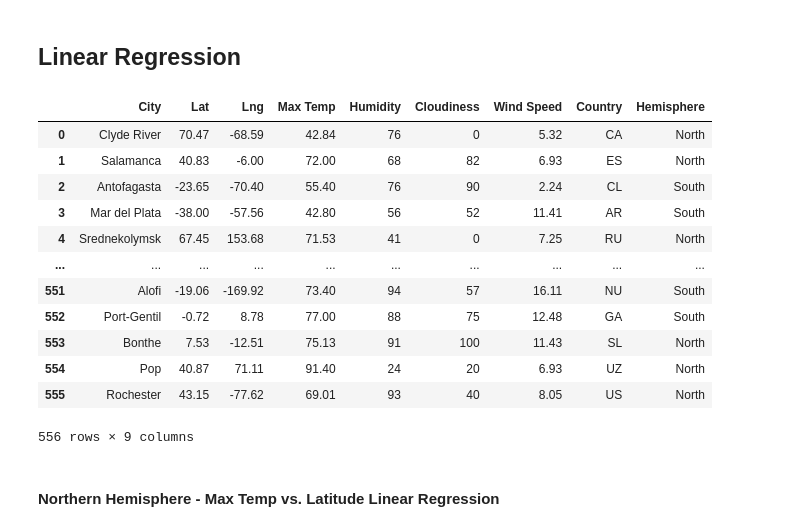
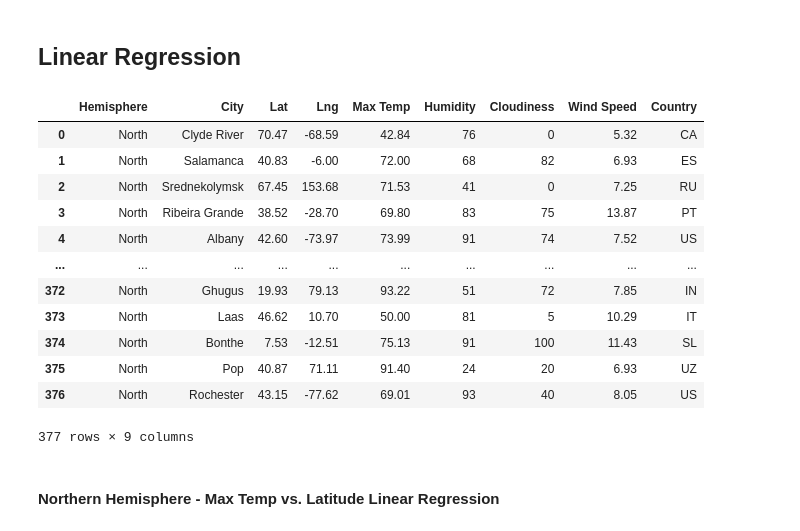
Before and after one commit to JDICKENSON91/python-api-challenge, a Jupyter notebook: WeatherPy/WeatherPy.ipynb, the cells around one changed output. Drawn from its saved outputs; the diff is of its cells as text; code cells hidden in the pictures.

```diff
--- a/WeatherPy/WeatherPy.ipynb
+++ b/WeatherPy/WeatherPy.ipynb
@@ -229,26 +229,34 @@ plt.tight_layout()
 # %%
 # Create Northern and Southern Hemisphere DataFrames
 
 #Calculate is Northen or Southen Hemisphere
+
+
 weather_df["Hemisphere"] = ""
 
 
 for row in weather_df:
     weather_df.loc[weather_df["Lat"] >0, 'Hemisphere'] = 'North'
     weather_df.loc[weather_df["Lat"] <=0, 'Hemisphere'] = 'South'
 
-weather_df
+north_weather = weather_df.set_index("Hemisphere")
+north_weather = north_weather.drop(["South"], axis=0)
+north_weather = north_weather.reset_index(drop=False)
+
+south_weather = weather_df.set_index("Hemisphere")
+south_weather = south_weather.drop(["North"], axis=0)
+south_weather = south_weather.reset_index(drop=False)
 # %% [output]
-|  | City | Lat | Lng | Max Temp | Humidity | Cloudiness | Wind Speed | Country | Hemisphere |
-| 0 | Clyde River | 70.47 | -68.59 | 42.84 | 76 | 0 | 5.32 | CA | North |
-| 1 | Salamanca | 40.83 | -6.00 | 72.00 | 68 | 82 | 6.93 | ES | North |
-| 2 | Antofagasta | -23.65 | -70.40 | 55.40 | 76 | 90 | 2.24 | CL | South |
-| 3 | Mar del Plata | -38.00 | -57.56 | 42.80 | 56 | 52 | 11.41 | AR | South |
-| 4 | Srednekolymsk | 67.45 | 153.68 | 71.53 | 41 | 0 | 7.25 | RU | North |
+|  | Hemisphere | City | Lat | Lng | Max Temp | Humidity | Cloudiness | Wind Speed | Country |
+| 0 | North | Clyde River | 70.47 | -68.59 | 42.84 | 76 | 0 | 5.32 | CA |
+| 1 | North | Salamanca | 40.83 | -6.00 | 72.00 | 68 | 82 | 6.93 | ES |
+| 2 | North | Srednekolymsk | 67.45 | 153.68 | 71.53 | 41 | 0 | 7.25 | RU |
+| 3 | North | Ribeira Grande | 38.52 | -28.70 | 69.80 | 83 | 75 | 13.87 | PT |
+| 4 | North | Albany | 42.60 | -73.97 | 73.99 | 91 | 74 | 7.52 | US |
 | ... | ... | ... | ... | ... | ... | ... | ... | ... | ... |
-| 551 | Alofi | -19.06 | -169.92 | 73.40 | 94 | 57 | 16.11 | NU | South |
-| 552 | Port-Gentil | -0.72 | 8.78 | 77.00 | 88 | 75 | 12.48 | GA | South |
-| 553 | Bonthe | 7.53 | -12.51 | 75.13 | 91 | 100 | 11.43 | SL | North |
-| 554 | Pop | 40.87 | 71.11 | 91.40 | 24 | 20 | 6.93 | UZ | North |
-| 555 | Rochester | 43.15 | -77.62 | 69.01 | 93 | 40 | 8.05 | US | North |
+| 372 | North | Ghugus | 19.93 | 79.13 | 93.22 | 51 | 72 | 7.85 | IN |
+| 373 | North | Laas | 46.62 | 10.70 | 50.00 | 81 | 5 | 10.29 | IT |
+| 374 | North | Bonthe | 7.53 | -12.51 | 75.13 | 91 | 100 | 11.43 | SL |
+| 375 | North | Pop | 40.87 | 71.11 | 91.40 | 24 | 20 | 6.93 | UZ |
+| 376 | North | Rochester | 43.15 | -77.62 | 69.01 | 93 | 40 | 8.05 | US |
-556 rows × 9 columns
+377 rows × 9 columns
```
Also changed, not shown: parts of 9 cells of this notebook, 1 other file.
